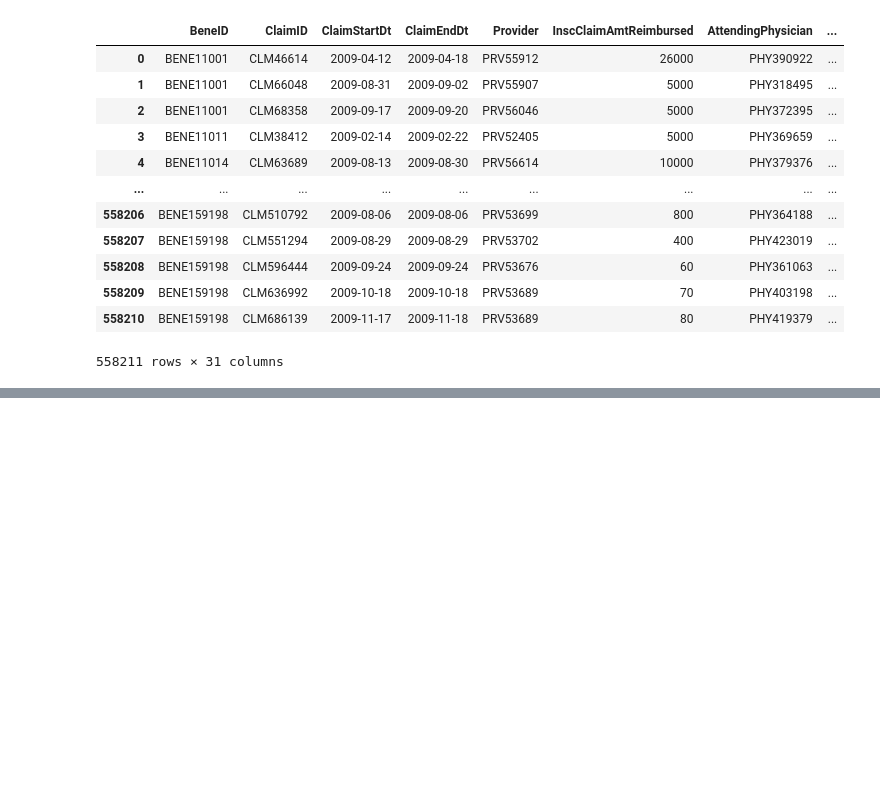
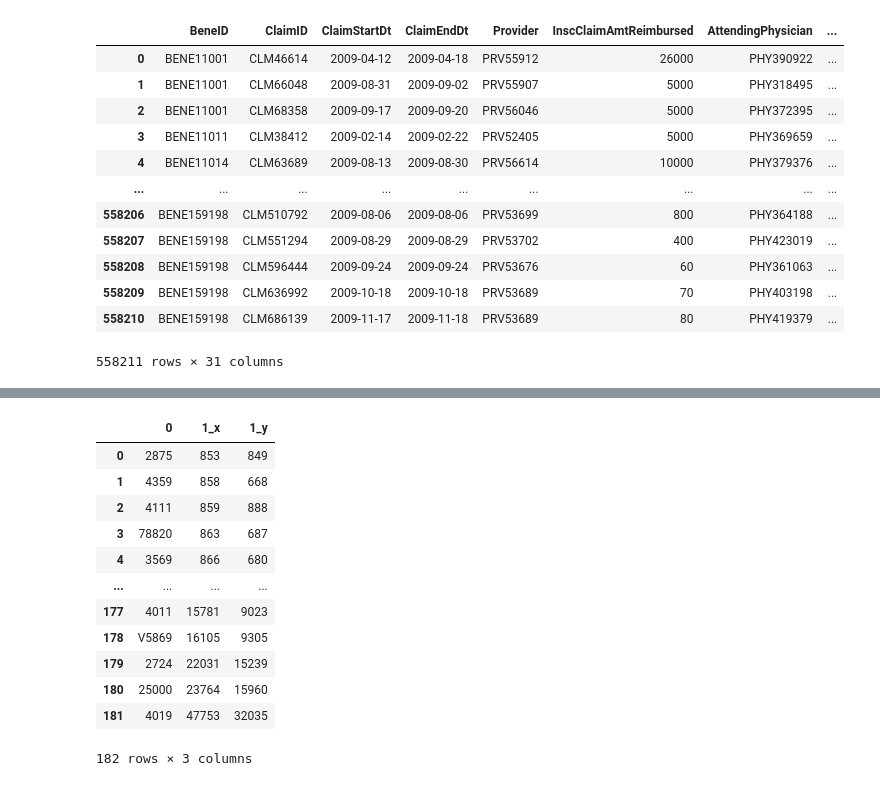
Before and after one commit to supernaut11/data602-final-project, a Jupyter notebook: src/Data602.ipynb, the cells around one changed output, grey strips where cells are left out. Cells and saved outputs as stored; diff of their text form; code cells hidden in the pictures; blank space fills up the shorter version.

```diff
--- a/src/Data602.ipynb
+++ b/src/Data602.ipynb
@@ -181,3 +207,21 @@ trn_df.head()
+# %%
+clm_df = pd.DataFrame(clm_cd)
+clm_df.dropna(inplace=True)
+#clm_df
+# %% [output]
+|  | 0 | 1_x | 1_y |
+| 0 | 2875 | 853 | 849 |
+| 1 | 4359 | 858 | 668 |
+| 2 | 4111 | 859 | 888 |
+| 3 | 78820 | 863 | 687 |
+| 4 | 3569 | 866 | 680 |
+| ... | ... | ... | ... |
+| 177 | 4011 | 15781 | 9023 |
+| 178 | V5869 | 16105 | 9305 |
+| 179 | 2724 | 22031 | 15239 |
+| 180 | 25000 | 23764 | 15960 |
+| 181 | 4019 | 47753 | 32035 |
+182 rows × 3 columns
 # %%
 import matplotlib.pyplot as mpl
 %matplotlib inline
```
Also changed, not shown: parts of 9 cells of this notebook.
